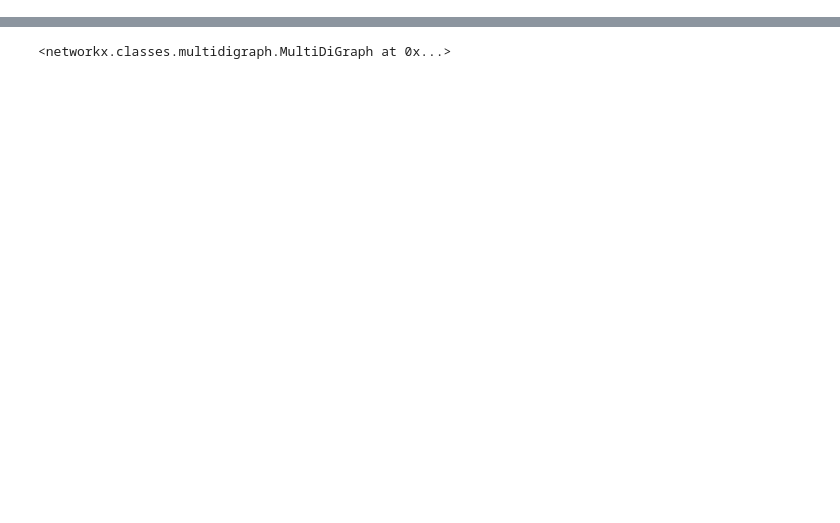
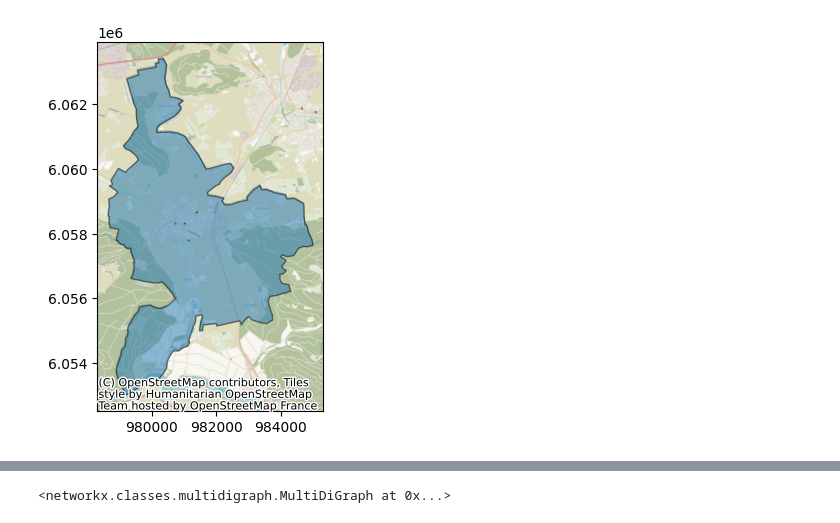
Before and after one commit to edgarbutwilowski/distanzen_spielplaetze_ramsen_py, a Jupyter notebook: distanzen_spielplaetze_ramsen.ipynb, the cells around one changed output, grey strips where cells are left out. Cells and saved outputs as stored; diff of their text form; code cells hidden in the pictures; blank space fills up the shorter version.

```diff
--- a/distanzen_spielplaetze_ramsen.ipynb
+++ b/distanzen_spielplaetze_ramsen.ipynb
@@ -26,0 +37,10 @@ import matplotlib
+# %%
+ramsen_grenze_map = ramsen_grenze.to_crs(epsg=3857)
+ramsen_grenze_plot = ramsen_grenze_map.plot(alpha=0.5, edgecolor='k')
+
+spielplaetze_in_ramsen_map = spielplaetze_in_ramsen.to_crs(epsg=3857)
+spielplaetze_in_ramsen_plot = spielplaetze_in_ramsen_map.plot(ax = ramsen_grenze_plot, alpha=0.5, edgecolor='k', color='red')
+
+contextily.add_basemap(spielplaetze_in_ramsen_plot)
+# %% [output]
+[figure, added]
```
Also changed, not shown: parts of 10 cells of this notebook.
